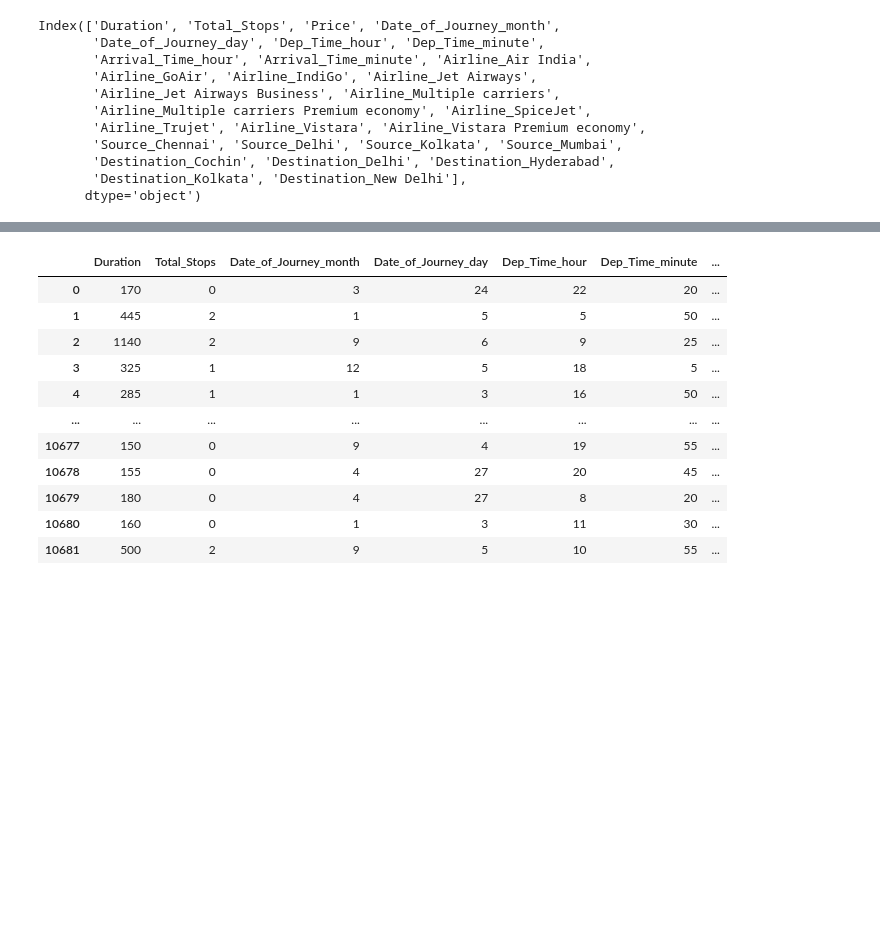
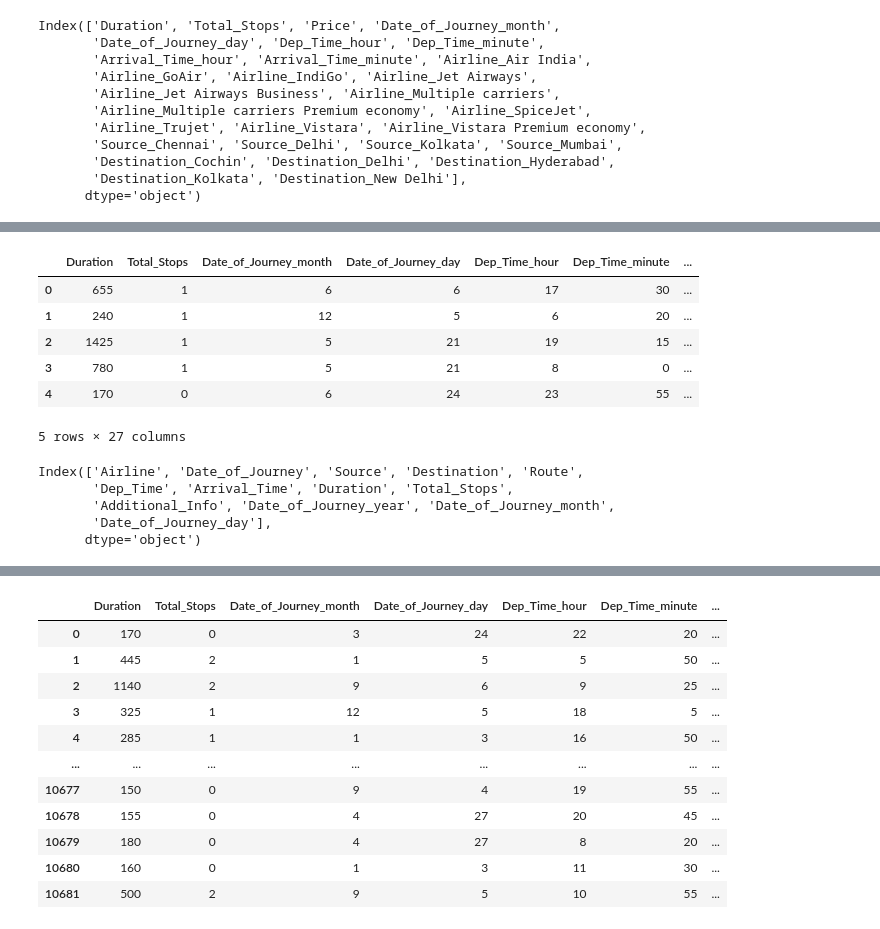
Before and after one commit to saquibmohiuddin/flight-fare-prediction, a Jupyter notebook: flight_fare.ipynb, the cells around one changed output, grey strips where cells are left out. Cells and saved outputs as stored; diff of their text form; code cells hidden in the pictures; blank space fills up the shorter version.

```diff
--- a/flight_fare.ipynb
+++ b/flight_fare.ipynb
@@ -510,0 +528,36 @@ Index(['Duration', 'Total_Stops', 'Price', 'Date_of_Journey_month',
+# %%
+def preprocess_data(df):
+
+    df["Date_of_Journey"] = pd.to_datetime(df["Date_of_Journey"])
+
+    year_month_extract(df, "Date_of_Journey")
+
+    df = df.dropna()
+    df = df.reset_index(drop = True)
+    df.drop(["Date_of_Journey", "Route", "Additional_Info"], axis = 1, inplace=True)
+
+    duration_minutes(df)
+
+    df["Dep_Time"] = pd.to_datetime(df["Dep_Time"])
+    df["Arrival_Time"] = pd.to_datetime(df["Arrival_Time"])
+
+    df.replace({"non-stop": 0, "1 stop": 1, "2 stops": 2, "3 stops": 3, "4 stops": 4},
+    inplace = True)
+
+    dep_arrival_extract(df, "Dep_Time")
+    dep_arrival_extract(df, "Arrival_Time")
+
+    df.drop(["Dep_Time", "Arrival_Time"], axis = 1, inplace = True)
+
+    dummy_airline = pd.get_dummies(df["Airline"], prefix="Airline", drop_first= True)
+    dummy_source = pd.get_dummies(df["Source"], prefix="Source", drop_first= True)
+    dummy_destination = pd.get_dummies(df["Destination"], prefix="Destination",
+    drop_first= True)
+
+    df = pd.concat([df, dummy_airline, dummy_source, dummy_destination], axis=1)
+
+    df.drop(["Airline", "Source", "Destination", "Date_of_Journey_year"], axis = 1, inplace = True)
+
+    return df
+# %%
+df_test = preprocess_data(df_test)
@@ -510,0 +602,18 @@ Index(['Duration', 'Total_Stops', 'Price', 'Date_of_Journey_month',
+# %%
+df_test.head()
+# %% [output]
+|  | Duration | Total_Stops | Date_of_Journey_month | Date_of_Journey_day | Dep_Time_hour | Dep_Time_minute | ... |
+| 0 | 655 | 1 | 6 | 6 | 17 | 30 | ... |
+| 1 | 240 | 1 | 12 | 5 | 6 | 20 | ... |
+| 2 | 1425 | 1 | 5 | 21 | 19 | 15 | ... |
+| 3 | 780 | 1 | 5 | 21 | 8 | 0 | ... |
+| 4 | 170 | 0 | 6 | 24 | 23 | 55 | ... |
+5 rows × 27 columns
+# %%
+df_test.columns
+# %% [output]
+Index(['Airline', 'Date_of_Journey', 'Source', 'Destination', 'Route',
+       'Dep_Time', 'Arrival_Time', 'Duration', 'Total_Stops',
+       'Additional_Info', 'Date_of_Journey_year', 'Date_of_Journey_month',
+       'Date_of_Journey_day'],
+      dtype='object')
```
Also changed, not shown: parts of 24 cells of this notebook, 1 other file.
